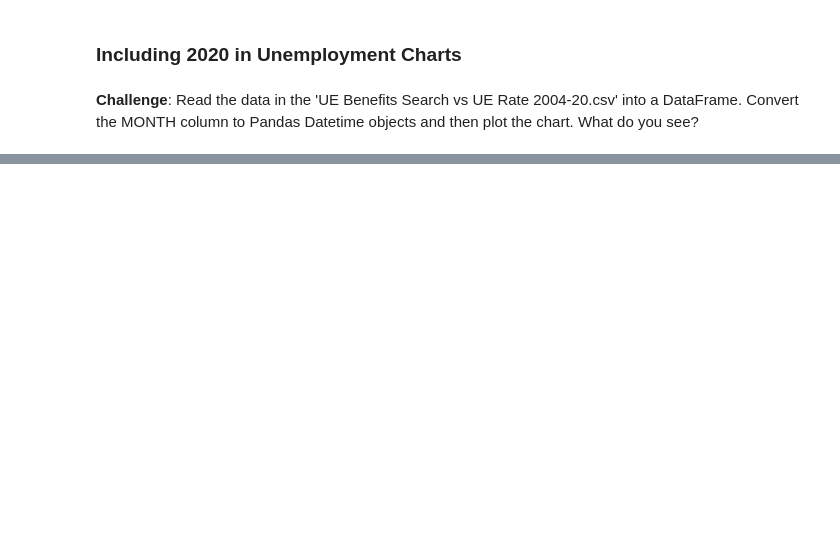
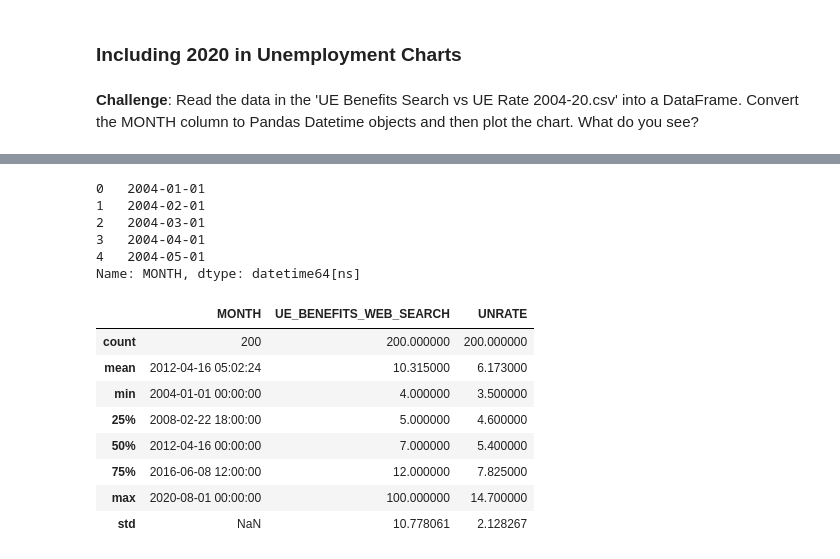
Before and after one commit to arhojati/day-75-Google-Trends-Data-Viz--start-, a Jupyter notebook: Google Trends Data Viz (start)/Google Trends and Data Visualisation (start).ipynb, the cells around one changed output, grey strips where cells are left out. Saved outputs shown, nothing was run; the diff lists cells and outputs as text; code cells hidden in the pictures; blank space fills up the shorter version.

```diff
--- a/Google Trends Data Viz (start)/Google Trends and Data Visualisation (start).ipynb
+++ b/Google Trends Data Viz (start)/Google Trends and Data Visualisation (start).ipynb
@@ -276,0 +346,22 @@ plt.show()
+# %%
+new_df.MONTH = pd.to_datetime(new_df.MONTH)
+new_df.MONTH.head()
+# %% [output]
+0   2004-01-01
+1   2004-02-01
+2   2004-03-01
+3   2004-04-01
+4   2004-05-01
+Name: MONTH, dtype: datetime64[ns]
+# %%
+new_df.describe()
+# %% [output]
+|  | MONTH | UE_BENEFITS_WEB_SEARCH | UNRATE |
+| count | 200 | 200.000000 | 200.000000 |
+| mean | 2012-04-16 05:02:24 | 10.315000 | 6.173000 |
+| min | 2004-01-01 00:00:00 | 4.000000 | 3.500000 |
+| 25% | 2008-02-22 18:00:00 | 5.000000 | 4.600000 |
+| 50% | 2012-04-16 00:00:00 | 7.000000 | 5.400000 |
+| 75% | 2016-06-08 12:00:00 | 12.000000 | 7.825000 |
+| max | 2020-08-01 00:00:00 | 100.000000 | 14.700000 |
+| std | NaN | 10.778061 | 2.128267 |
```
Also changed, not shown: parts of 5 cells of this notebook.
